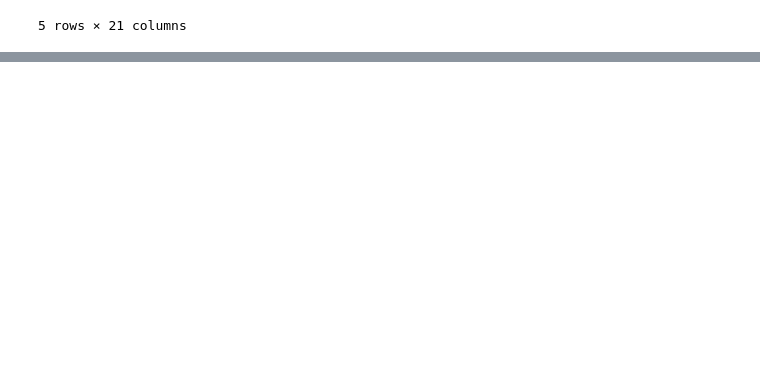
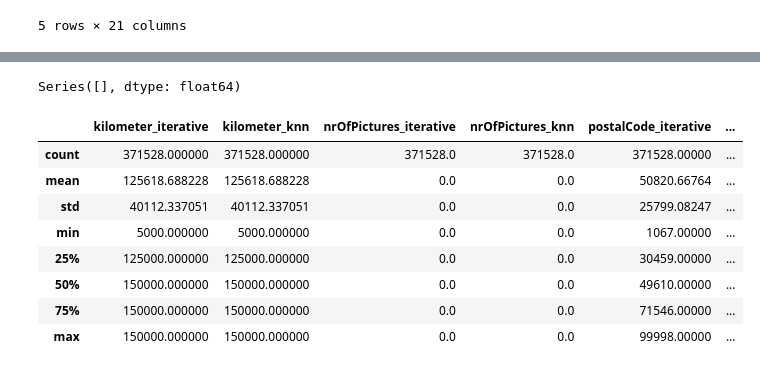
Before and after one commit to santiagorodriguez-dev/laboratorio-modulo7-leccion01-eda-nulos, a Jupyter notebook: notebooks/laboratorio-modulo7-leccion01-eda-nulos.ipynb, the cells around one changed output, grey strips where cells are left out. Cells and saved outputs as stored; diff of their text form; code cells hidden in the pictures; blank space fills up the shorter version.

```diff
--- a/notebooks/laboratorio-modulo7-leccion01-eda-nulos.ipynb
+++ b/notebooks/laboratorio-modulo7-leccion01-eda-nulos.ipynb
@@ -226,0 +387,17 @@ visualizador_todos.analisis_temporal("price", "monthOfRegistration")
+# %%
+nulos = gestionar_nulos_num.calcular_porcentaje_nulos()
+nulos
+# %% [output]
+Series([], dtype: float64)
+# %%
+gestionar_nulos_num.comparar_metodos()
+# %% [output]
+|  | kilometer_iterative | kilometer_knn | nrOfPictures_iterative | nrOfPictures_knn | postalCode_iterative | ... |
+| count | 371528.000000 | 371528.000000 | 371528.0 | 371528.0 | 371528.00000 | ... |
+| mean | 125618.688228 | 125618.688228 | 0.0 | 0.0 | 50820.66764 | ... |
+| std | 40112.337051 | 40112.337051 | 0.0 | 0.0 | 25799.08247 | ... |
+| min | 5000.000000 | 5000.000000 | 0.0 | 0.0 | 1067.00000 | ... |
+| 25% | 125000.000000 | 125000.000000 | 0.0 | 0.0 | 30459.00000 | ... |
+| 50% | 150000.000000 | 150000.000000 | 0.0 | 0.0 | 49610.00000 | ... |
+| 75% | 150000.000000 | 150000.000000 | 0.0 | 0.0 | 71546.00000 | ... |
+| max | 150000.000000 | 150000.000000 | 0.0 | 0.0 | 99998.00000 | ... |
```
Also changed, not shown: parts of 16 cells of this notebook.
